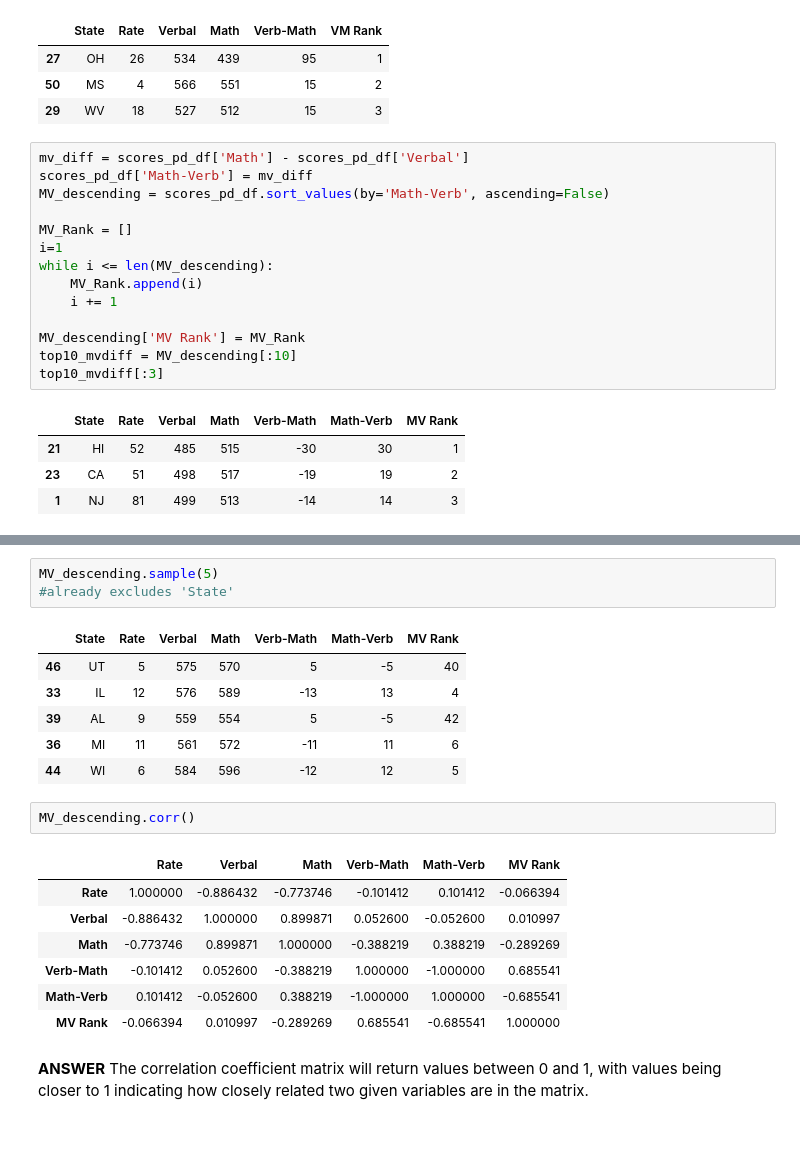
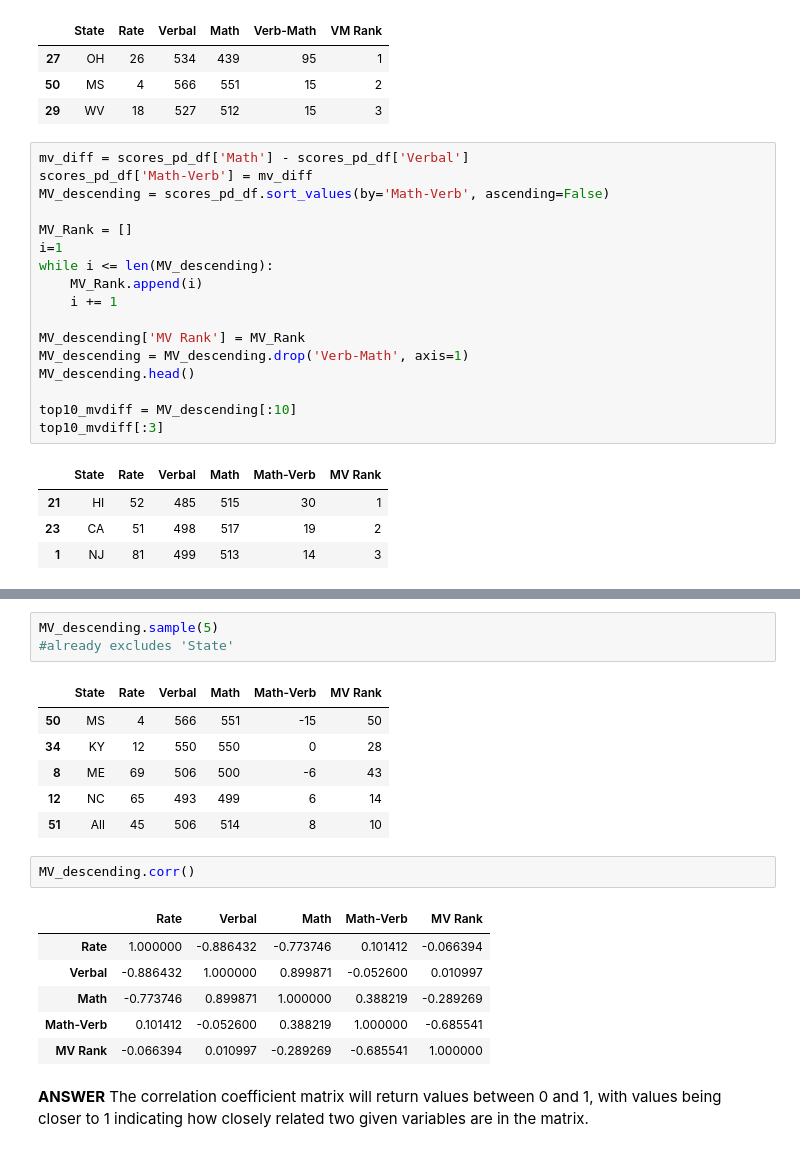
Before and after one commit to godsylla/Civic-Data-Analysis, a Jupyter notebook: project-02-v2-starter-code.ipynb, the cells around one changed output, grey strips where cells are left out. Drawn from its saved outputs; the diff is of its cells as text.

```diff
--- a/project-02-v2-starter-code.ipynb
+++ b/project-02-v2-starter-code.ipynb
@@ -581,22 +566,25 @@ top10_vmdiff[:3]
 # %%
 mv_diff = scores_pd_df['Math'] - scores_pd_df['Verbal']
 scores_pd_df['Math-Verb'] = mv_diff
 MV_descending = scores_pd_df.sort_values(by='Math-Verb', ascending=False)
 
 MV_Rank = []
 i=1
 while i <= len(MV_descending):
     MV_Rank.append(i)
     i += 1
 
 MV_descending['MV Rank'] = MV_Rank
+MV_descending = MV_descending.drop('Verb-Math', axis=1)
+MV_descending.head()
+
 top10_mvdiff = MV_descending[:10]
 top10_mvdiff[:3]
 # %% [output]
-|  | State | Rate | Verbal | Math | Verb-Math | Math-Verb | MV Rank |
-| 21 | HI | 52 | 485 | 515 | -30 | 30 | 1 |
-| 23 | CA | 51 | 498 | 517 | -19 | 19 | 2 |
-| 1 | NJ | 81 | 499 | 513 | -14 | 14 | 3 |
+|  | State | Rate | Verbal | Math | Math-Verb | MV Rank |
+| 21 | HI | 52 | 485 | 515 | 30 | 1 |
+| 23 | CA | 51 | 498 | 517 | 19 | 2 |
+| 1 | NJ | 81 | 499 | 513 | 14 | 3 |
 # %% [markdown]
 ## 6. Examine summary statistics
 
@@ -613,22 +601,21 @@ What does the correlation matrix tell you?
 MV_descending.sample(5)
 #already excludes 'State'
 # %% [output]
-|  | State | Rate | Verbal | Math | Verb-Math | Math-Verb | MV Rank |
-| 46 | UT | 5 | 575 | 570 | 5 | -5 | 40 |
-| 33 | IL | 12 | 576 | 589 | -13 | 13 | 4 |
-| 39 | AL | 9 | 559 | 554 | 5 | -5 | 42 |
-| 36 | MI | 11 | 561 | 572 | -11 | 11 | 6 |
-| 44 | WI | 6 | 584 | 596 | -12 | 12 | 5 |
+|  | State | Rate | Verbal | Math | Math-Verb | MV Rank |
+| 50 | MS | 4 | 566 | 551 | -15 | 50 |
+| 34 | KY | 12 | 550 | 550 | 0 | 28 |
+| 8 | ME | 69 | 506 | 500 | -6 | 43 |
+| 12 | NC | 65 | 493 | 499 | 6 | 14 |
+| 51 | All | 45 | 506 | 514 | 8 | 10 |
 # %%
 MV_descending.corr()
 # %% [output]
-|  | Rate | Verbal | Math | Verb-Math | Math-Verb | MV Rank |
-| Rate | 1.000000 | -0.886432 | -0.773746 | -0.101412 | 0.101412 | -0.066394 |
-| Verbal | -0.886432 | 1.000000 | 0.899871 | 0.052600 | -0.052600 | 0.010997 |
-| Math | -0.773746 | 0.899871 | 1.000000 | -0.388219 | 0.388219 | -0.289269 |
-| Verb-Math | -0.101412 | 0.052600 | -0.388219 | 1.000000 | -1.000000 | 0.685541 |
-| Math-Verb | 0.101412 | -0.052600 | 0.388219 | -1.000000 | 1.000000 | -0.685541 |
-| MV Rank | -0.066394 | 0.010997 | -0.289269 | 0.685541 | -0.685541 | 1.000000 |
+|  | Rate | Verbal | Math | Math-Verb | MV Rank |
+| Rate | 1.000000 | -0.886432 | -0.773746 | 0.101412 | -0.066394 |
+| Verbal | -0.886432 | 1.000000 | 0.899871 | -0.052600 | 0.010997 |
+| Math | -0.773746 | 0.899871 | 1.000000 | 0.388219 | -0.289269 |
+| Math-Verb | 0.101412 | -0.052600 | 0.388219 | 1.000000 | -0.685541 |
+| MV Rank | -0.066394 | 0.010997 | -0.289269 | -0.685541 | 1.000000 |
 # %% [markdown]
 **ANSWER**
 The correlation coefficient matrix will return values between 0 and 1, with values being closer to 1 indicating how closely related two given variables are in the matrix.
```
Also changed, not shown: parts of 15 cells of this notebook.
